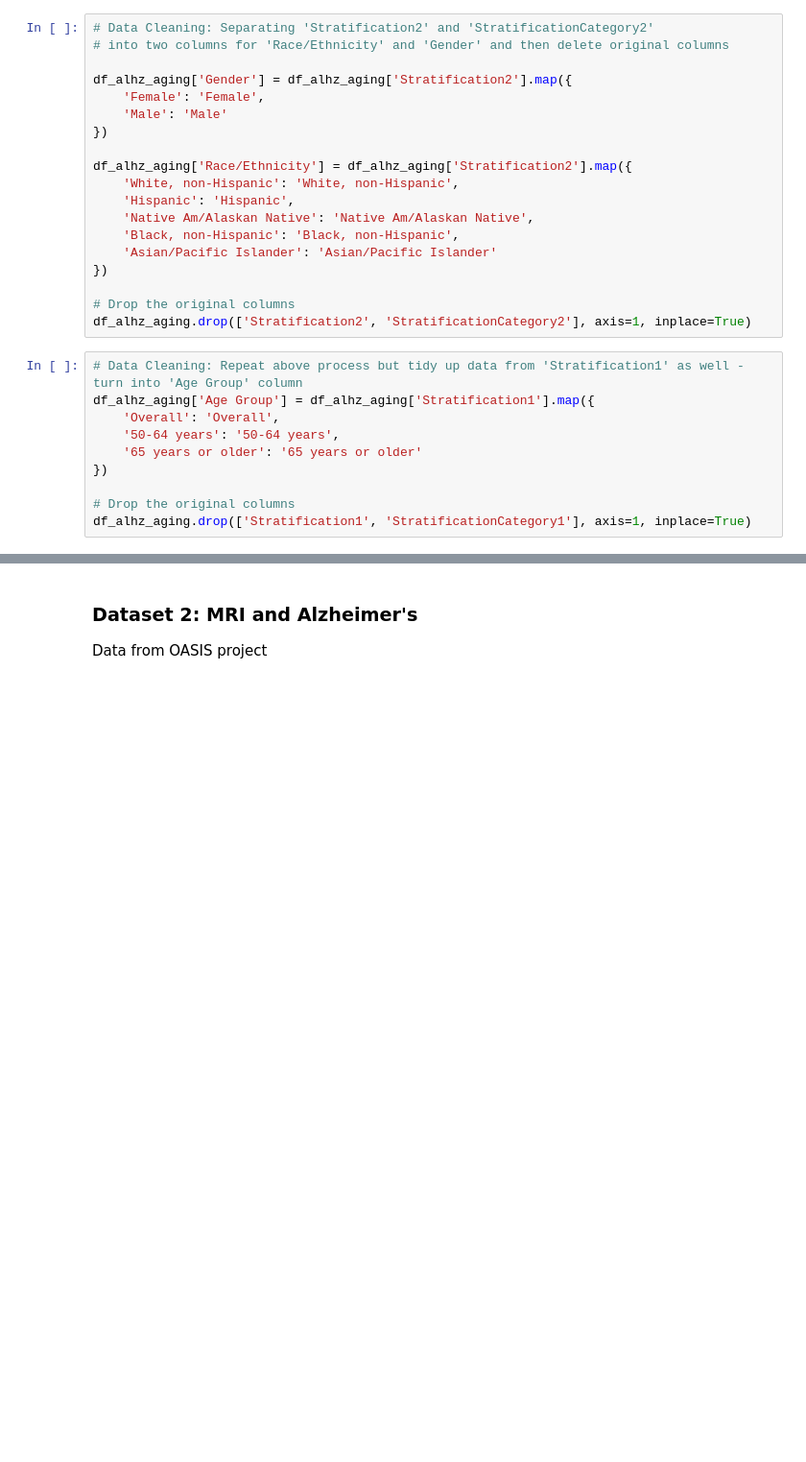
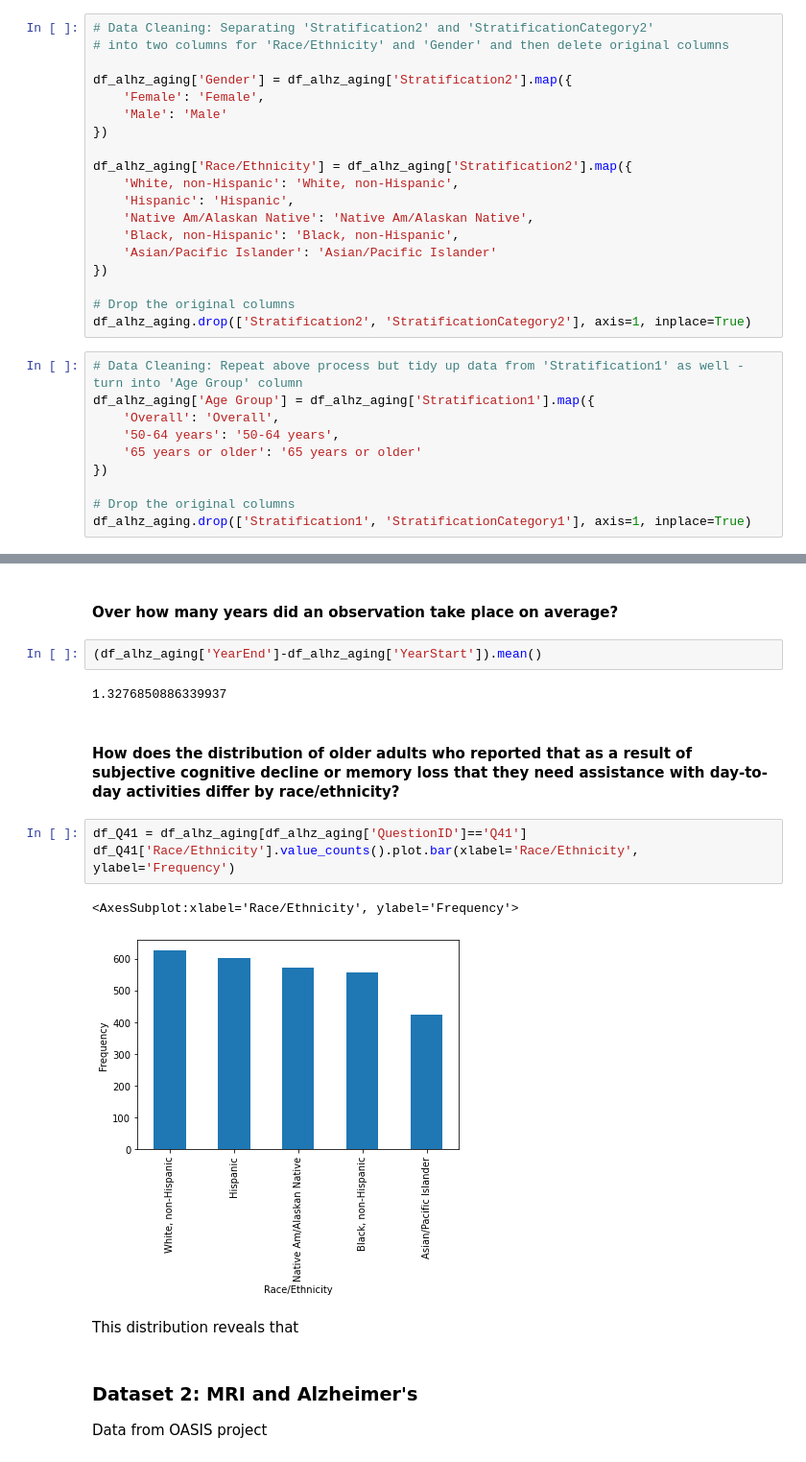
Before and after one commit to marisalong/marisalong.github.io, a Jupyter notebook: DataSciMilestone01.ipynb, the cells around one changed output, grey strips where cells are left out. Shown at 96% size. Saved outputs shown, nothing was run; the diff lists cells and outputs as text; blank space fills up the shorter version.

```diff
--- a/DataSciMilestone01.ipynb
+++ b/DataSciMilestone01.ipynb
@@ -94,6 +94,22 @@ df_alhz_aging.head()
 | 2 | 2015 | 2020 | AL | Alabama | BRFSS | Cognitive Decline | Need assistance with day-to-day a... | Percentage of older adults who re... | ... |
 | 3 | 2020 | 2020 | AK | Alaska | BRFSS | Cognitive Decline | Functional difficulties associate... | Percentage of older adults who re... | ... |
 | 4 | 2020 | 2020 | AK | Alaska | BRFSS | Cognitive Decline | Need assistance with day-to-day a... | Percentage of older adults who re... | ... |
+# %% [markdown]
+#### Over how many years did an observation take place on average?
+# %%
+(df_alhz_aging['YearEnd']-df_alhz_aging['YearStart']).mean()
+# %% [output]
+1.3276850886339937
+# %% [markdown]
+#### How does the distribution of older adults who reported that as a result of subjective cognitive decline or memory loss that they need assistance with day-to-day activities differ by race/ethnicity?
+# %%
+df_Q41 = df_alhz_aging[df_alhz_aging['QuestionID']=='Q41']
+df_Q41['Race/Ethnicity'].value_counts().plot.bar(xlabel='Race/Ethnicity', ylabel='Frequency')
+# %% [output]
+<AxesSubplot:xlabel='Race/Ethnicity', ylabel='Frequency'>
+[figure, added]
+# %% [markdown]
+This distribution reveals that
 # %% [markdown]
 ### Dataset 2: MRI and Alzheimer's
 Data from OASIS project
```
Also changed, not shown: parts of 5 cells of this notebook.
